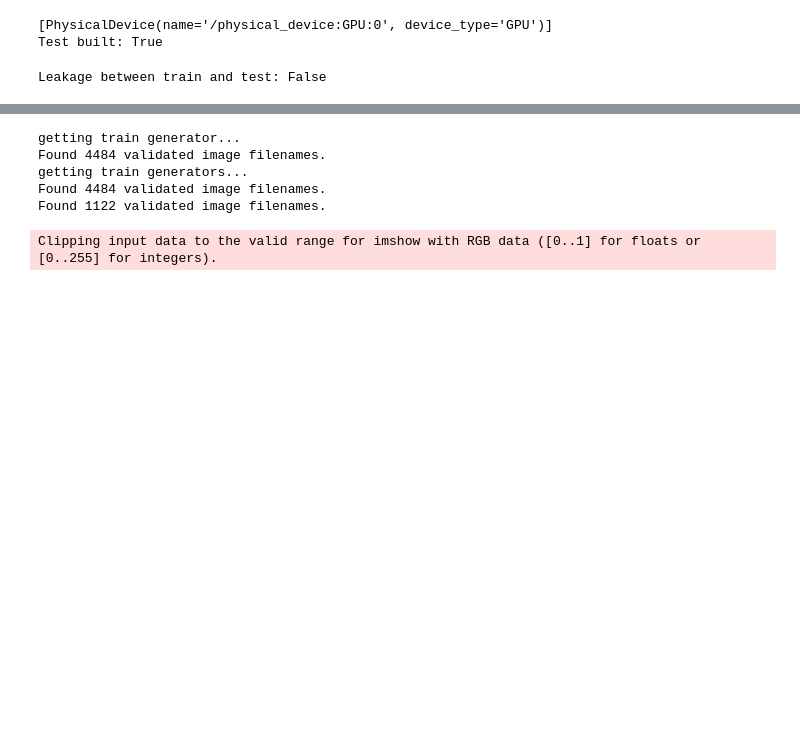
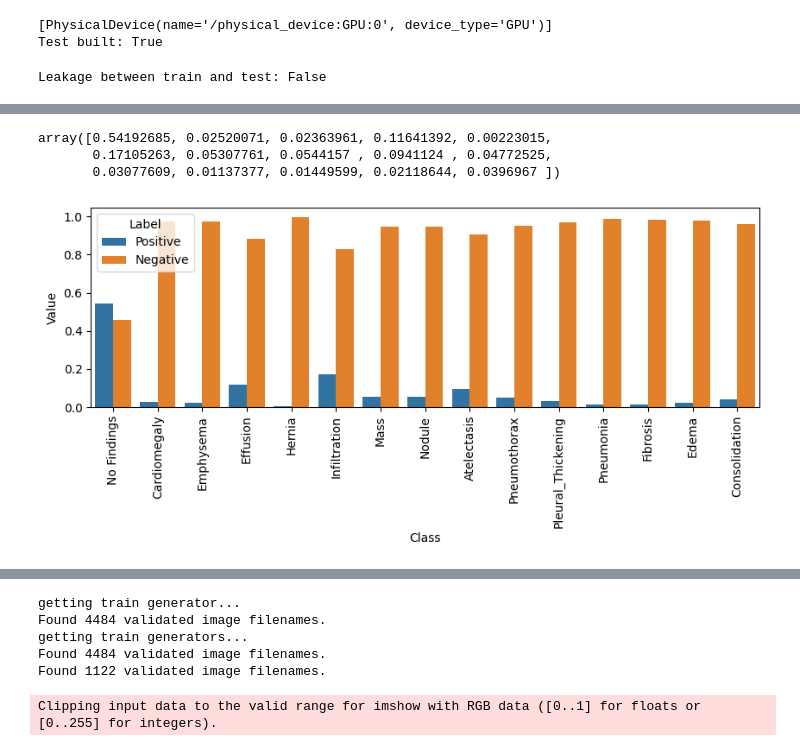
Before and after one commit to nabilbachroin/TransX-Ray_old, a Jupyter notebook: Pipeline.ipynb, the cells around one changed output, grey strips where cells are left out. Drawn from its saved outputs; the diff is of its cells as text; code cells hidden in the pictures; blank space fills up the shorter version.

```diff
--- a/Pipeline.ipynb
+++ b/Pipeline.ipynb
@@ -155,0 +174,22 @@ SyntaxError: invalid syntax (1720888264.py, line 26)
+# %%
+def compute_class_freqs(labels):
+    # total number of patients (rows)
+    N = labels.shape[0]
+    positive_frequencies = np.sum(labels, axis = 0) / N
+    negative_frequencies = 1 - positive_frequencies
+    return positive_frequencies, negative_frequencies
+
+freq_pos, freq_neg = compute_class_freqs(image_train.labels)
+freq_pos
+# %% [output]
+array([0.54192685, 0.02520071, 0.02363961, 0.11641392, 0.00223015,
+       0.17105263, 0.05307761, 0.0544157 , 0.0941124 , 0.04772525,
+       0.03077609, 0.01137377, 0.01449599, 0.02118644, 0.0396967 ])
+# %%
+data = pd.DataFrame({"Class": labels, "Label": "Positive", "Value": freq_pos})
+data = data.append([{"Class": labels[l], "Label": "Negative", "Value": v} for l,v in enumerate(freq_neg)], ignore_index=True)
+plt.figure(figsize=(10,3))
+plt.xticks(rotation=90)
+f = sns.barplot(x="Class", y="Value", hue="Label" ,data=data)
+# %% [output]
+[figure, added]
```
Also changed, not shown: parts of 27 cells of this notebook.
